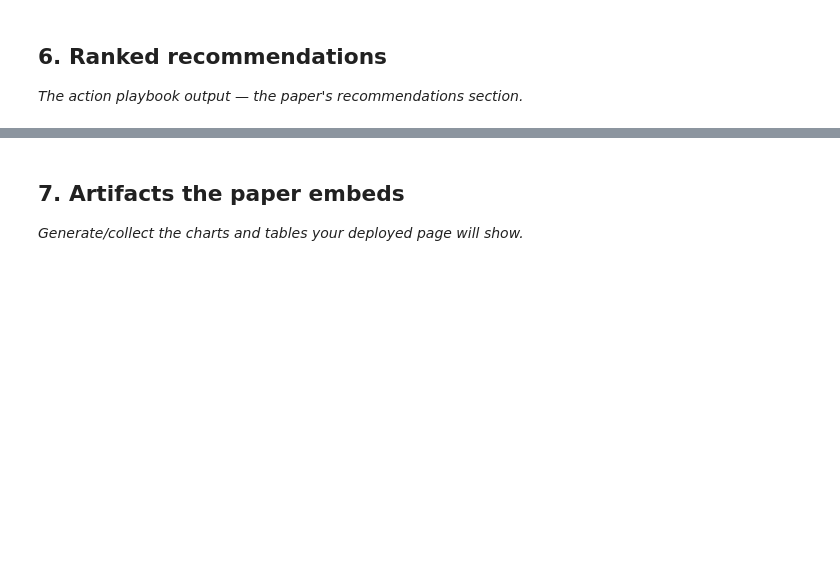
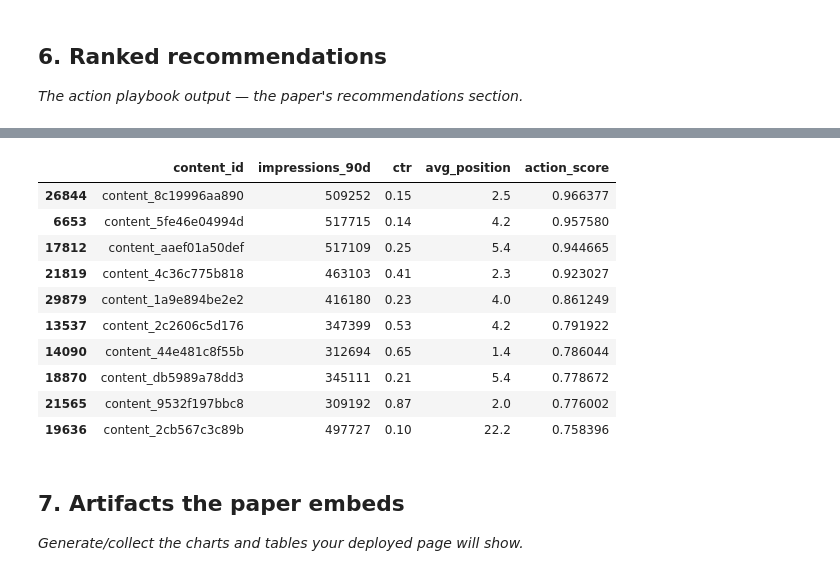
Before and after one commit to gitWithPrince272/flyrank-ml-internship, a Jupyter notebook: work/notebooks/capstone.ipynb, the cells around one changed output, grey strips where cells are left out. Drawn from its saved outputs; the diff is of its cells as text; code cells hidden in the pictures; blank space fills up the shorter version.

```diff
--- a/work/notebooks/capstone.ipynb
+++ b/work/notebooks/capstone.ipynb
@@ -0,0 +16,9 @@
+# %%
+import pandas as pd
+import glob
+
+csv_files = glob.glob("data/raw/*.csv")
+print(csv_files)
+
+df = pd.read_csv(csv_files[0])
+df.head()
@@ -33,3 +185,48 @@ This skeleton is yours to fill. Work the sections **in order** — each one has
+# %%
+import pandas as pd
+
+# Create recommendation score
+recommendation_df = df.copy()
+
+# Priority score based on SEO opportunity
+recommendation_df["action_score"] = (
+    (recommendation_df["impressions_90d"] / recommendation_df["impressions_90d"].max()) * 0.5
+    +
+    ((100 - recommendation_df["ctr"]) / 100) * 0.3
+    +
+    ((20 - recommendation_df["avg_position"].clip(lower=0)) / 20) * 0.2
+)
+
+# Rank pages
+ranked_actions = recommendation_df.sort_values(
+    by="action_score",
+    ascending=False
+)
+
+# Show top recommendations
+display(
+    ranked_actions[
+        [
+            "content_id",
+            "impressions_90d",
+            "ctr",
+            "avg_position",
+            "action_score"
+        ]
+    ].head(10)
+)
+# %% [output]
+|  | content_id | impressions_90d | ctr | avg_position | action_score |
+| 26844 | content_8c19996aa890 | 509252 | 0.15 | 2.5 | 0.966377 |
+| 6653 | content_5fe46e04994d | 517715 | 0.14 | 4.2 | 0.957580 |
+| 17812 | content_aaef01a50def | 517109 | 0.25 | 5.4 | 0.944665 |
+| 21819 | content_4c36c775b818 | 463103 | 0.41 | 2.3 | 0.923027 |
+| 29879 | content_1a9e894be2e2 | 416180 | 0.23 | 4.0 | 0.861249 |
+| 13537 | content_2c2606c5d176 | 347399 | 0.53 | 4.2 | 0.791922 |
+| 14090 | content_44e481c8f55b | 312694 | 0.65 | 1.4 | 0.786044 |
+| 18870 | content_db5989a78dd3 | 345111 | 0.21 | 5.4 | 0.778672 |
+| 21565 | content_9532f197bbc8 | 309192 | 0.87 | 2.0 | 0.776002 |
+| 19636 | content_2cb567c3c89b | 497727 | 0.10 | 22.2 | 0.758396 |
 # %% [markdown]
 ## 7. Artifacts the paper embeds
 
```
Also changed, not shown: parts of 12 cells of this notebook.
